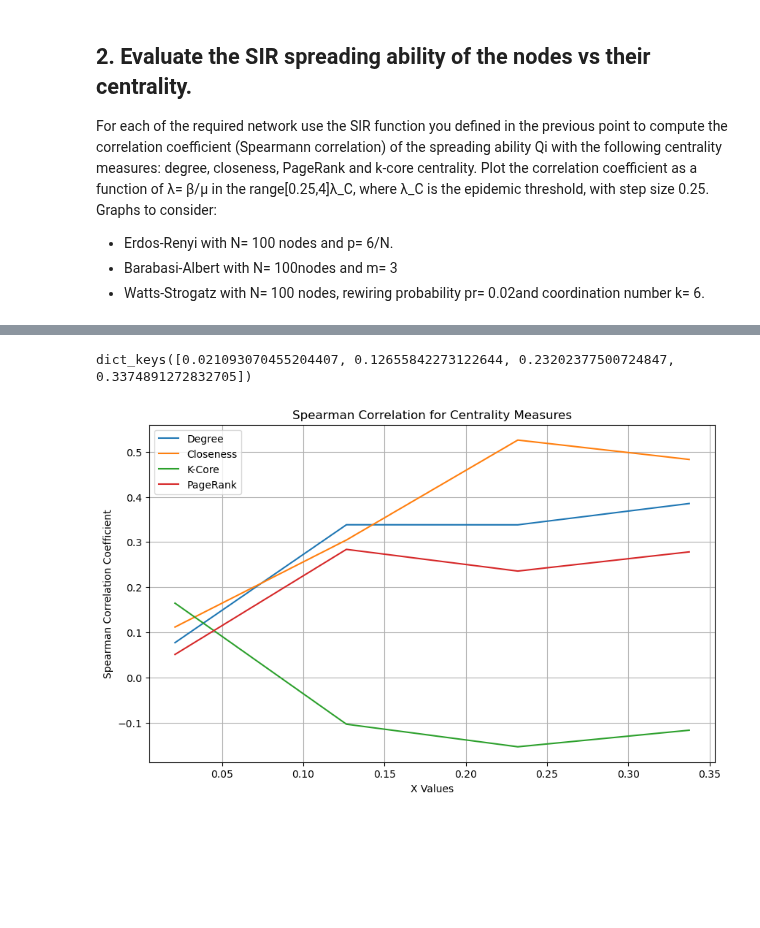
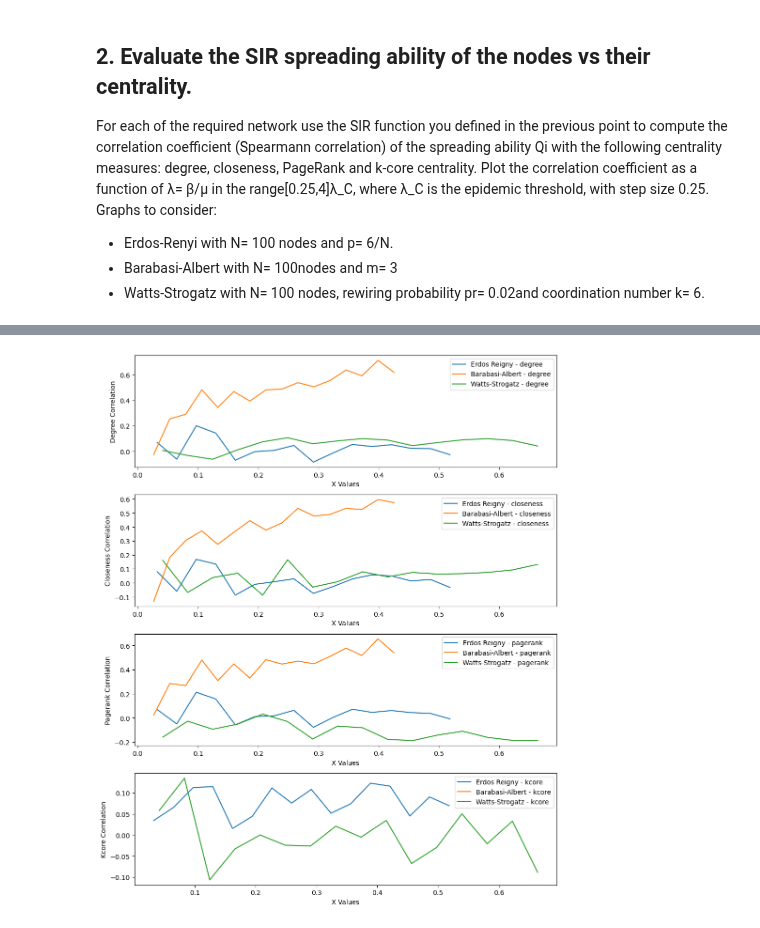
Before and after one commit to HuberNicolas/network-science-uzh, a Jupyter notebook: assignment-4/Assignment_04.ipynb, the cells around one changed output, grey strips where cells are left out. Drawn from its saved outputs; the diff is of its cells as text; code cells hidden in the pictures; blank space fills up the shorter version.

```diff
--- a/assignment-4/Assignment_04.ipynb
+++ b/assignment-4/Assignment_04.ipynb
@@ -743,9 +738,6 @@ def epidemic_threshold_approx_sir_model(g):
     v_degree = np.mean([degree**2 for node, degree in g.degree])
 
     return avg_degree / v_degree
-# %%
-def x_range(scaling_factor):
-    return [i * scaling_factor * 0.25 for i in range(1, 16)]
 # %%
 def x_range(g):
     # Define the range of x values from 0.25 to 4 with 16 points
@@ -885,0 +973,19 @@ ba_results
+# %%
+for graph, graph_data in nets.items():
+    print(graph)
+    spreading_values = graph_data['results']['spreading']
+
+    for x_value, spreading_nodes in spreading_values.items():
+        #corrs = []
+        c_key = ''
+        #print(graph_data['centralities'])
+        for centrality, centrality_values in graph_data['centralities'].items():
+            c_key = centrality
+            spearman_corr, _ = spearmanr(list(centrality_values.values()), list(spreading_nodes.values()))
+            print(centrality, x_value, spearman_corr)
+            graph_data['results']['correlations'][c_key].append(spearman_corr)
+
+
+
+
+        #print(x_value, len(spreading_nodes))
@@ -937,19 +1065,23 @@ print(correlation_results)
-# %%
-ba_results.keys()
-# %% [output]
-dict_keys([0.021093070455204407, 0.12655842273122644, 0.23202377500724847, 0.3374891272832705])
-# %%
-plt.figure(figsize=(10, 6))
-
-for measure_name, corr_values in correlation_results.items():
-    # Ensure that both x_values and corr_values have the same length
-    plt.plot(list(ba_results.keys()), corr_values, label=measure_name)
-
-plt.xlabel('X Values')
-plt.ylabel('Spearman Correlation Coefficient')
-plt.title('Spearman Correlation for Centrality Measures')
-plt.legend()
-plt.grid(True)
-plt.show()
-# %% [output]
-[figure, removed]
+# %%
+def plot_correlations(nets):
+    fig, axs = plt.subplots(4, 1, figsize=(10, 12))
+    correlations = ["degree", "closeness", "pagerank", "kcore"]
+
+    for net_type, data in nets.items():
+        x_values = data['x_values']
+        results = data['results']['correlations']
+
+        for i, correlation in enumerate(correlations):
+            axs[i].plot(x_values, results[correlation], label=f"{data['name']} - {correlation}")
+
+    for i, correlation in enumerate(correlations):
+        axs[i].set_xlabel('X Values')
+        axs[i].set_ylabel(f'{correlation.capitalize()} Correlation')
+        axs[i].legend()
+
+    plt.tight_layout()
+    plt.show()
+# %%
+plot_correlations(nets)
+# %% [output]
+[figure, added]
```
Also changed, not shown: parts of 21 cells of this notebook, 1 other file.
